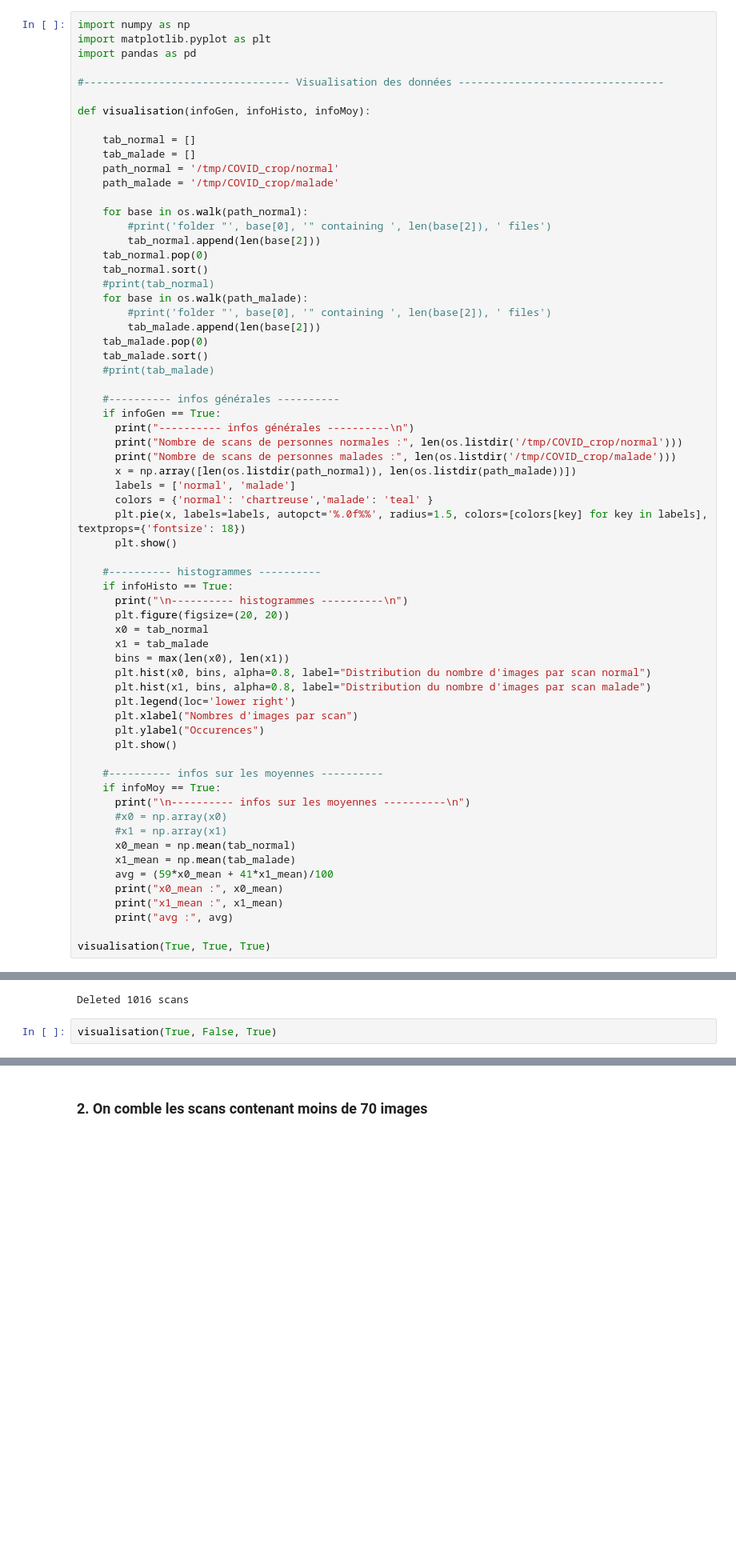
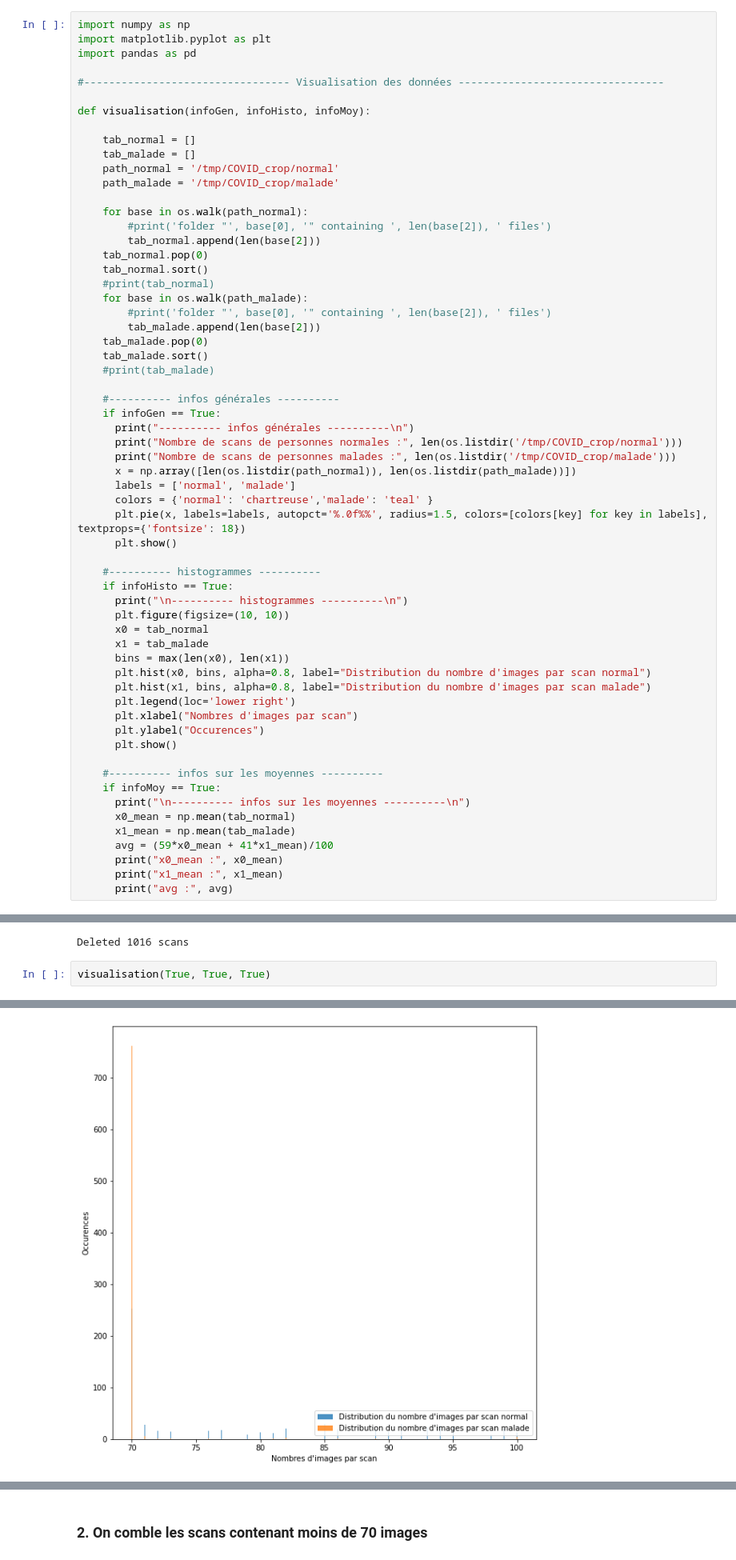
Before and after one commit to quent1fvr/Infection_pulmonaire, a Jupyter notebook: Infection_pulmonaire.ipynb, the cells around one changed output, grey strips where cells are left out. Shown at 80% size. Cells and saved outputs as stored; diff of their text form; blank space fills up the shorter version.

```diff
--- a/Infection_pulmonaire.ipynb
+++ b/Infection_pulmonaire.ipynb
@@ -65,7 +65,7 @@ def visualisation(infoGen, infoHisto, infoMoy):
     #---------- histogrammes ----------
     if infoHisto == True:
       print("\n---------- histogrammes ----------\n")
-      plt.figure(figsize=(20, 20))
+      plt.figure(figsize=(10, 10))
       x0 = tab_normal
       x1 = tab_malade
       bins = max(len(x0), len(x1))
@@ -79,13 +79,9 @@ def visualisation(infoGen, infoHisto, infoMoy):
     #---------- infos sur les moyennes ----------
     if infoMoy == True:
       print("\n---------- infos sur les moyennes ----------\n")
-      #x0 = np.array(x0)
-      #x1 = np.array(x1)
       x0_mean = np.mean(tab_normal)
       x1_mean = np.mean(tab_malade)
       avg = (59*x0_mean + 41*x1_mean)/100
       print("x0_mean :", x0_mean)
       print("x1_mean :", x1_mean)
       print("avg :", avg)
-
-visualisation(True, True, True)
@@ -121,7 +119,7 @@ print("Deleted %d scans" % num_skipped)
 # %% [output]
 Deleted 1016 scans
 # %%
-visualisation(True, False, True)
+visualisation(True, True, True)
 # %% [output]
 ---------- infos générales ----------
 
@@ -135,0 +130 @@ avg : 76.58099815724816
+[figure, added]
```
Also changed, not shown: parts of 5 cells of this notebook.
